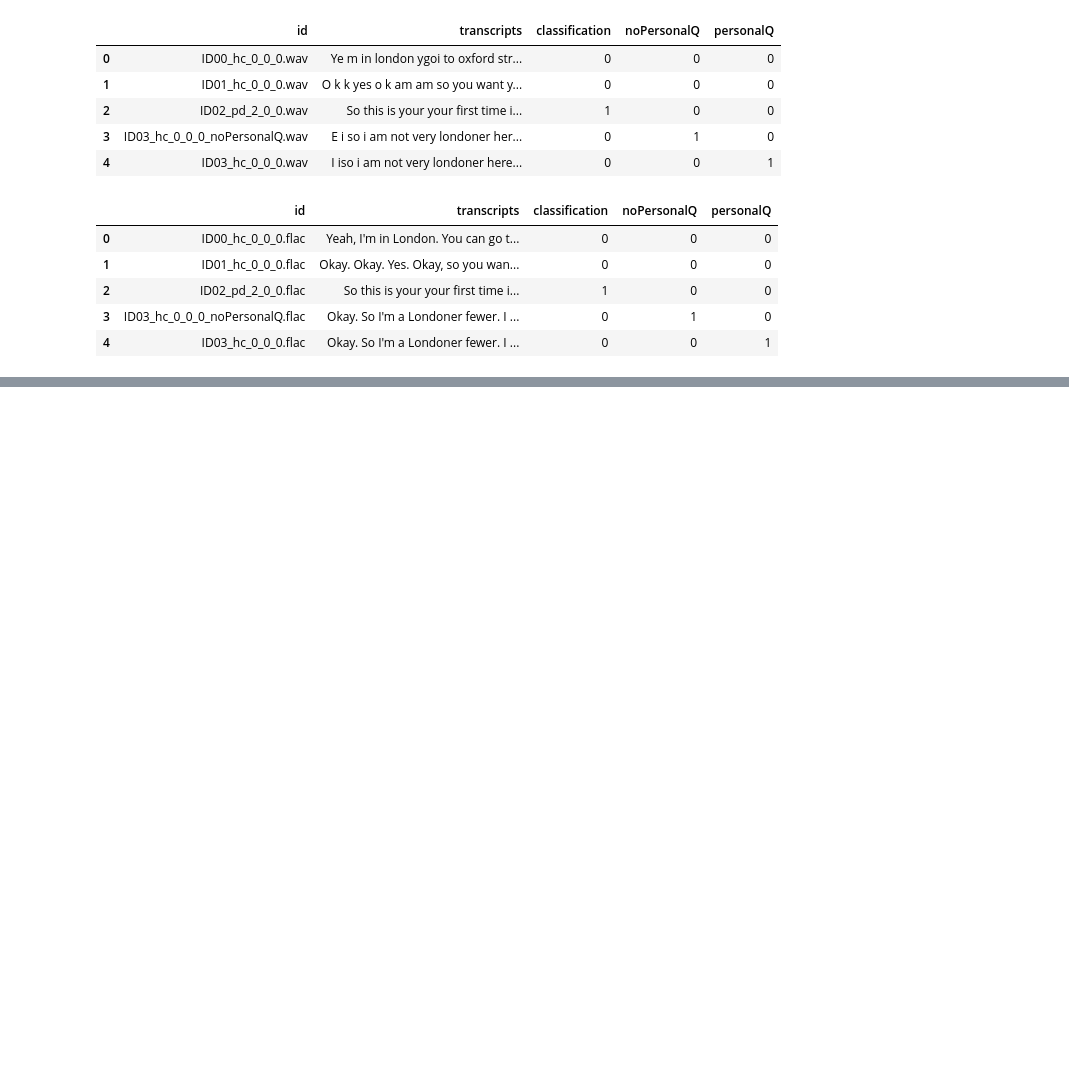
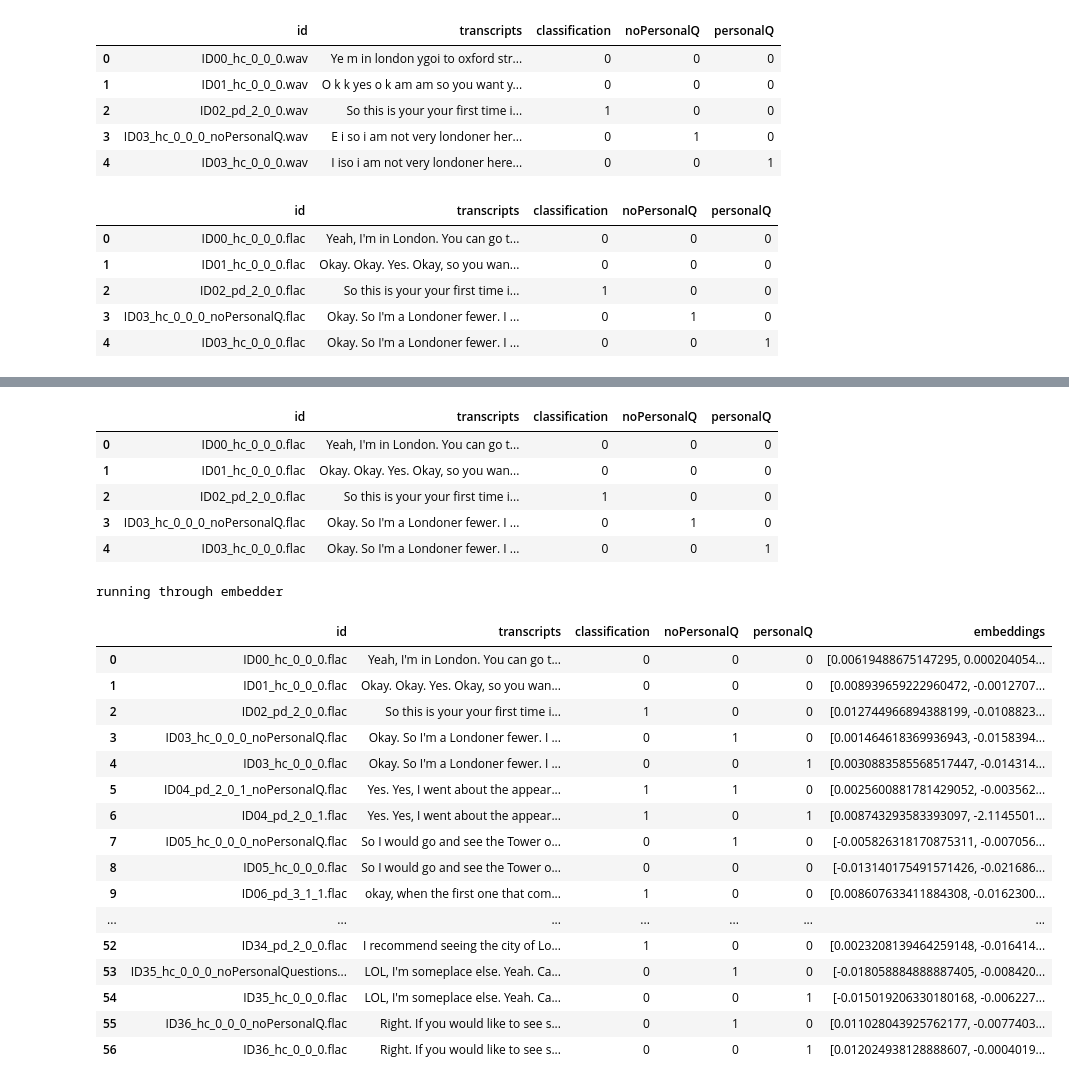
Before and after one commit to akam7044/thesis-2023-athena, a Jupyter notebook: GPT_emeddings.ipynb, the cells around one changed output, grey strips where cells are left out. Saved outputs shown, nothing was run; the diff lists cells and outputs as text; code cells hidden in the pictures; blank space fills up the shorter version.

```diff
--- a/GPT_emeddings.ipynb
+++ b/GPT_emeddings.ipynb
@@ -111,0 +135,28 @@ display(df_embeddings_google)
+# %%
+df_embeddings_google = collect_embeddings("spontaneousDialogueOnly_google",True)
+display(df_embeddings_google)
+# %% [output]
+|  | id | transcripts | classification | noPersonalQ | personalQ |
+| 0 | ID00_hc_0_0_0.flac | Yeah, I'm in London. You can go t... | 0 | 0 | 0 |
+| 1 | ID01_hc_0_0_0.flac | Okay. Okay. Yes. Okay, so you wan... | 0 | 0 | 0 |
+| 2 | ID02_pd_2_0_0.flac | So this is your your first time i... | 1 | 0 | 0 |
+| 3 | ID03_hc_0_0_0_noPersonalQ.flac | Okay. So I'm a Londoner fewer. I ... | 0 | 1 | 0 |
+| 4 | ID03_hc_0_0_0.flac | Okay. So I'm a Londoner fewer. I ... | 0 | 0 | 1 |
+running through embedder
+|  | id | transcripts | classification | noPersonalQ | personalQ | embeddings |
+| 0 | ID00_hc_0_0_0.flac | Yeah, I'm in London. You can go t... | 0 | 0 | 0 | [0.00619488675147295, 0.000204054... |
+| 1 | ID01_hc_0_0_0.flac | Okay. Okay. Yes. Okay, so you wan... | 0 | 0 | 0 | [0.008939659222960472, -0.0012707... |
+| 2 | ID02_pd_2_0_0.flac | So this is your your first time i... | 1 | 0 | 0 | [0.012744966894388199, -0.0108823... |
+| 3 | ID03_hc_0_0_0_noPersonalQ.flac | Okay. So I'm a Londoner fewer. I ... | 0 | 1 | 0 | [0.001464618369936943, -0.0158394... |
+| 4 | ID03_hc_0_0_0.flac | Okay. So I'm a Londoner fewer. I ... | 0 | 0 | 1 | [0.0030883585568517447, -0.014314... |
+| 5 | ID04_pd_2_0_1_noPersonalQ.flac | Yes. Yes, I went about the appear... | 1 | 1 | 0 | [0.0025600881781429052, -0.003562... |
+| 6 | ID04_pd_2_0_1.flac | Yes. Yes, I went about the appear... | 1 | 0 | 1 | [0.008743293583393097, -2.1145501... |
+| 7 | ID05_hc_0_0_0_noPersonalQ.flac | So I would go and see the Tower o... | 0 | 1 | 0 | [-0.005826318170875311, -0.007056... |
+| 8 | ID05_hc_0_0_0.flac | So I would go and see the Tower o... | 0 | 0 | 0 | [-0.013140175491571426, -0.021686... |
+| 9 | ID06_pd_3_1_1.flac | okay, when the first one that com... | 1 | 0 | 0 | [0.008607633411884308, -0.0162300... |
+| ... | ... | ... | ... | ... | ... | ... |
+| 52 | ID34_pd_2_0_0.flac | I recommend seeing the city of Lo... | 1 | 0 | 0 | [0.0023208139464259148, -0.016414... |
+| 53 | ID35_hc_0_0_0_noPersonalQuestions... | LOL, I'm someplace else. Yeah. Ca... | 0 | 1 | 0 | [-0.018058884888887405, -0.008420... |
+| 54 | ID35_hc_0_0_0.flac | LOL, I'm someplace else. Yeah. Ca... | 0 | 0 | 1 | [-0.015019206330180168, -0.006227... |
+| 55 | ID36_hc_0_0_0_noPersonalQ.flac | Right. If you would like to see s... | 0 | 1 | 0 | [0.011028043925762177, -0.0077403... |
+| 56 | ID36_hc_0_0_0.flac | Right. If you would like to see s... | 0 | 0 | 1 | [0.012024938128888607, -0.0004019... |
```
Also changed, not shown: parts of 2 cells of this notebook.
